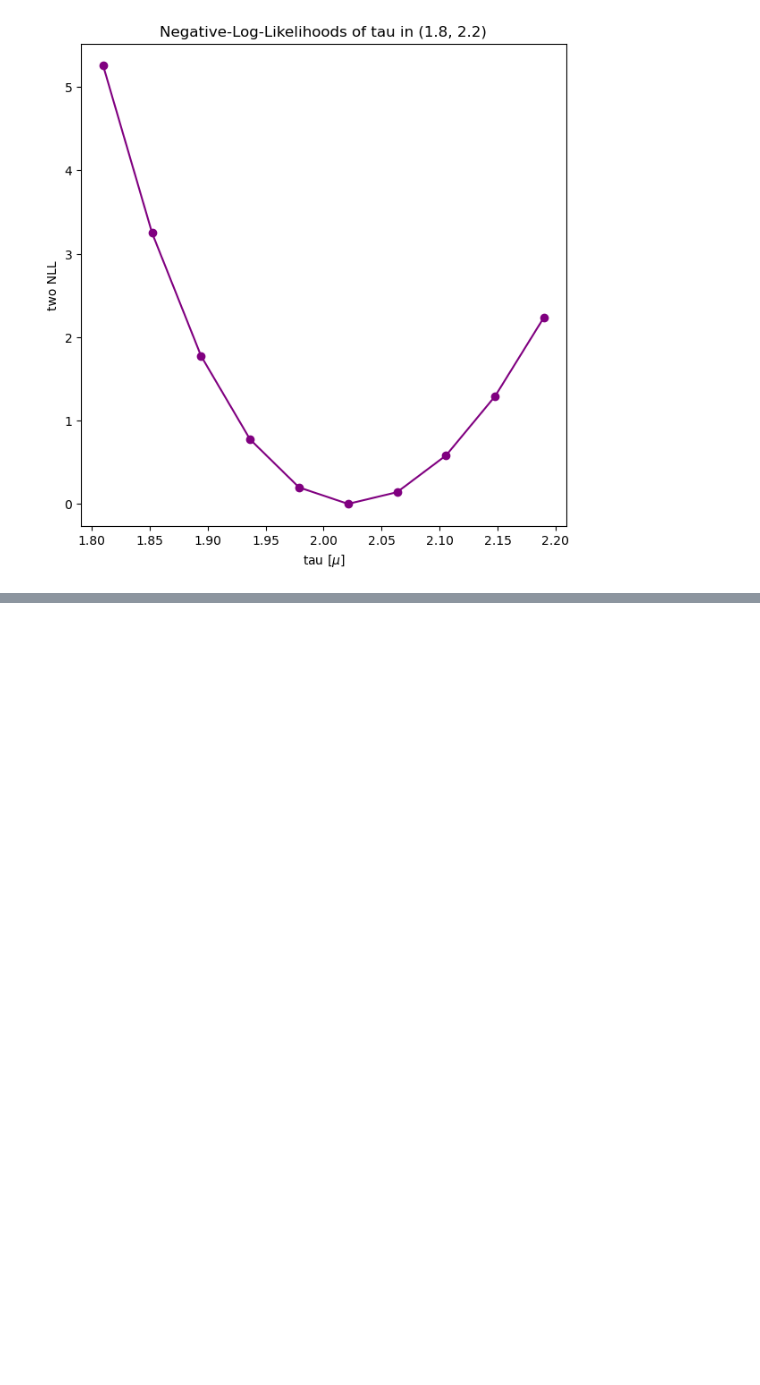
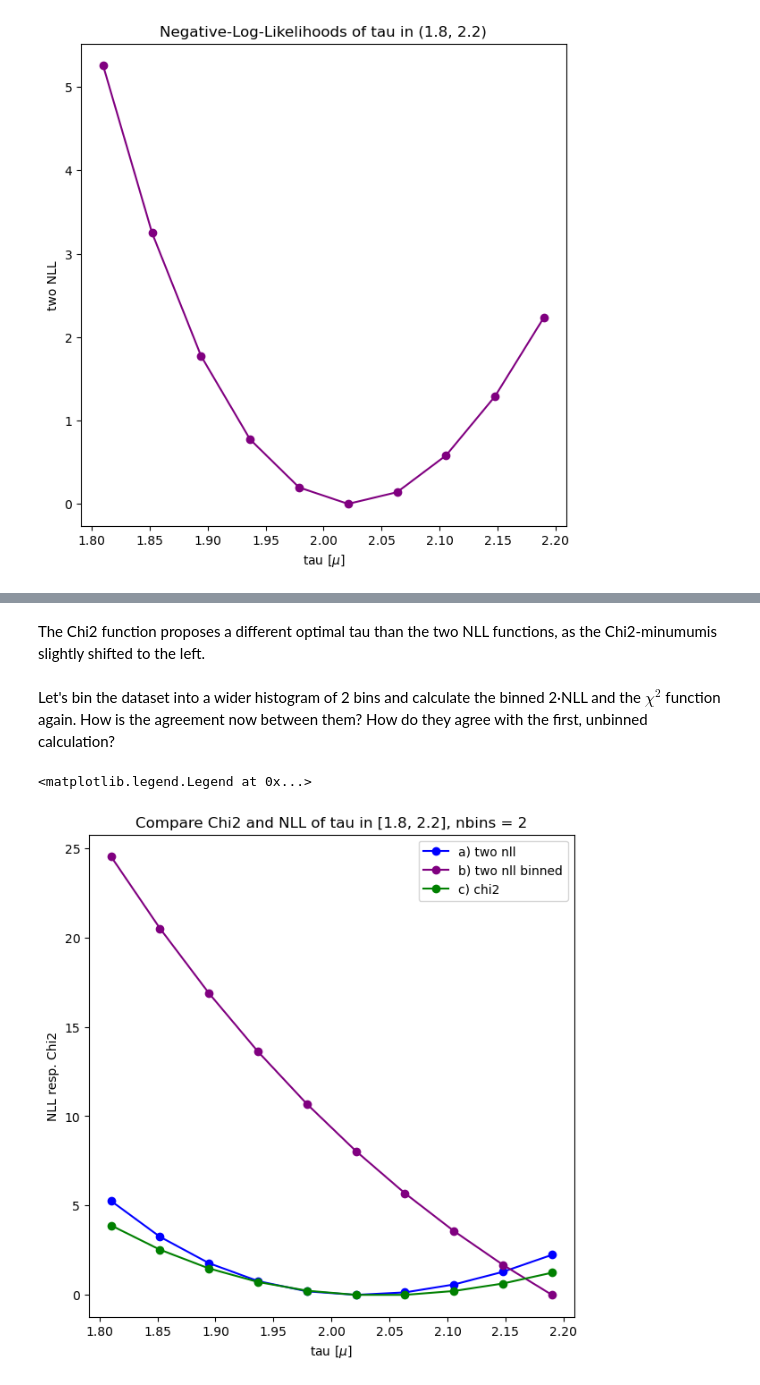
Before and after one commit to pascalbartschi/DataScience-Portfolio, a Jupyter notebook: 02-statistical-analysis-modelling/maximum_likelihood/maximum_likelihood.ipynb, the cells around one changed output, grey strips where cells are left out. Drawn from its saved outputs; the diff is of its cells as text; code cells hidden in the pictures; blank space fills up the shorter version.

```diff
--- a/02-statistical-analysis-modelling/maximum_likelihood/maximum_likelihood.ipynb
+++ b/02-statistical-analysis-modelling/maximum_likelihood/maximum_likelihood.ipynb
@@ -166,0 +221,34 @@ NameError: name 'binned_2nll' is not defined
+# %% [markdown]
+The Chi2 function proposes a different optimal tau than the two NLL functions, as the Chi2-minumumis slightly shifted to the left.
+# %% [markdown]
+Let's bin the dataset into a wider histogram of 2 bins and calculate the binned 2·NLL and the $\chi^2$ function again. How is the agreement now between them? How do they agree  with the first, unbinned calculation?
+# %%
+
+
+# calculation from 2a)
+two_nll_values = [two_nll_tau(ddecay, tau) for tau in taus]
+two_nll_values -= min(two_nll_values) # shift of minimum to zero
+
+nbins = 2
+# calculation from 2b)
+two_nll_values_bin = [binned_2nll(ddecay, tau, nbins) for tau in taus]
+two_nll_values_bin -= min(two_nll_values_bin)  # shift of minimum to zero
+
+# calculation of chi squared
+chi2_values = [chi2_stat(tau, nbins) for tau in taus]
+chi2_values -= min(chi2_values)
+
+# overlay the three plots
+
+fig, ax = plt.subplots(1, 1, figsize=(7, 7))
+
+ax.plot(taus, two_nll_values, marker = "o", color = "blue", label = "a) two nll")
+ax.plot(taus, two_nll_values_bin, marker="o", color="purple", label="b) two nll binned")
+ax.plot(taus, chi2_values, marker="o", color="green", label="c) chi2")
+ax.set_xlabel("tau [$\mu$]")
+ax.set_ylabel("NLL resp. Chi2")
+ax.set_title("Compare Chi2 and NLL of tau in [1.8, 2.2], nbins = 2")
+ax.legend()
+# %% [output]
+<matplotlib.legend.Legend at 0x...>
+[figure, added]
```
Also changed, not shown: parts of 22 cells of this notebook, 13 other files.
